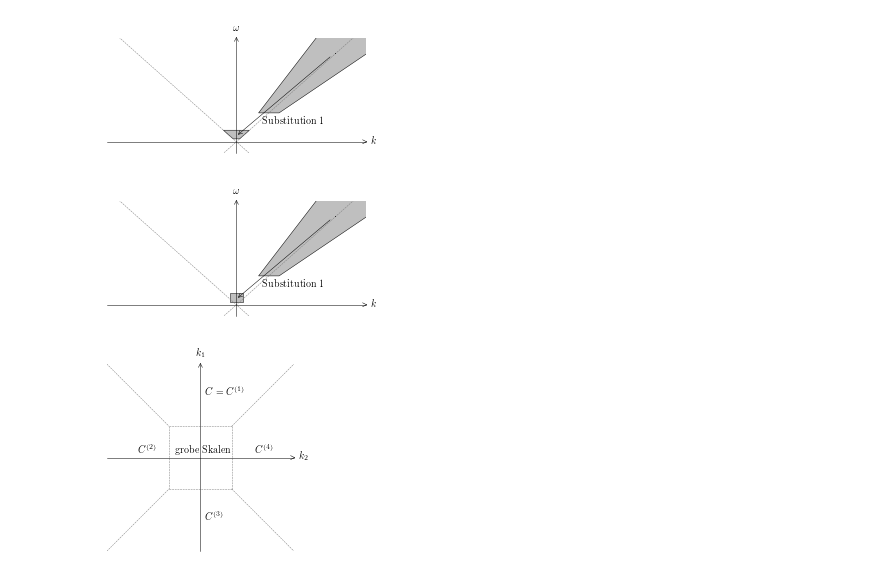
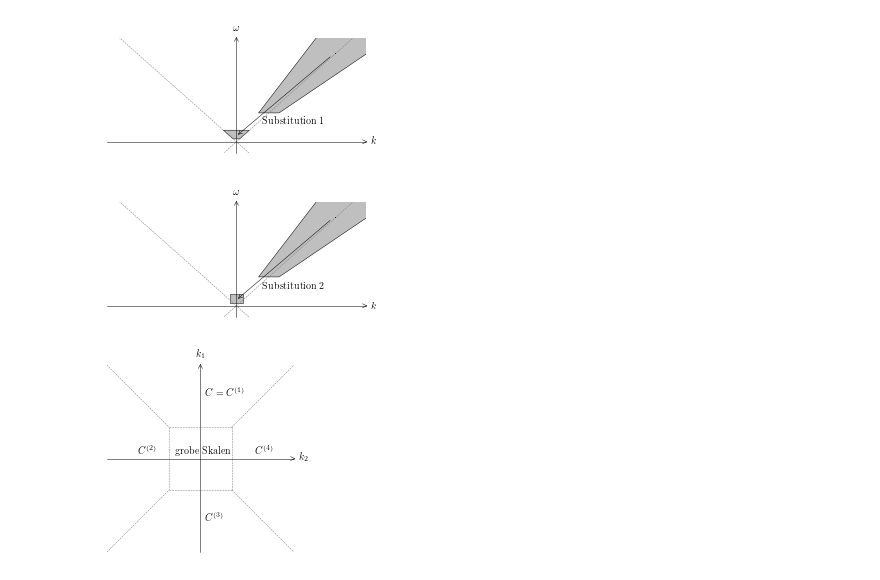
Before and after one commit to jlbosse/Bachelorarbeit, a Jupyter notebook: Aufschrieb/images/Plots.ipynb, the cells around one changed output. Saved outputs shown, nothing was run; the diff lists cells and outputs as text; code cells hidden in the pictures.

```diff
--- a/Aufschrieb/images/Plots.ipynb
+++ b/Aufschrieb/images/Plots.ipynb
@@ -220,33 +220,33 @@ fig.savefig("supp_psi_substitution1.pdf")
 # %%
 k = np.linspace(-40,40,200)
 
 fig, ax = plt.subplots(figsize=(4,2))
 ax.plot(k,k, ls='--', color='grey')
 ax.plot(k,-k, ls='--', color='grey')
 
 arrowprops = dict(arrowstyle='->', facecolor='black', linewidth='0.5')
 #draw_support(ax, a=1, s=0)
 
 ax.fill([-1,-1,1,1],[0.5,2,2,0.5], lw=0.5, ls='-',fc=(0.5, 0.5, 0.5, 0.5), ec='black', fill=True, aa=True)
 draw_support(ax, a=0.1, s=1)
 ax.annotate(r"${\cdot}$", (0,1), xytext=(15,15),xycoords='data',arrowprops=arrowprops)
-ax.text(4,3,"Substitution 1")
+ax.text(4,3,"Substitution 2")
 
 ax.spines['left'].set_position('zero')
 ax.spines['bottom'].set_position('zero')
 ax.set_xticks([])
 ax.set_yticks([])
 arrowed_spines(ax=ax,labels=(r'$k$',r'$\omega$'))
 
 ax.set_xlim([-20,20])
 ax.set_ylim([-2,18])
 
 fig.tight_layout()
 
 fig.savefig("supp_psi_substitution2.pgf")
 fig.savefig("supp_psi_substitution2.pdf")
 # %% [output]
-[figure, old version]
+[figure, new version]
 # %%
 ko = np.linspace(2,6,20)
 ku = np.linspace(-6,-2,20)
```
Also changed, not shown: parts of 1 cell of this notebook, 6 other files.
